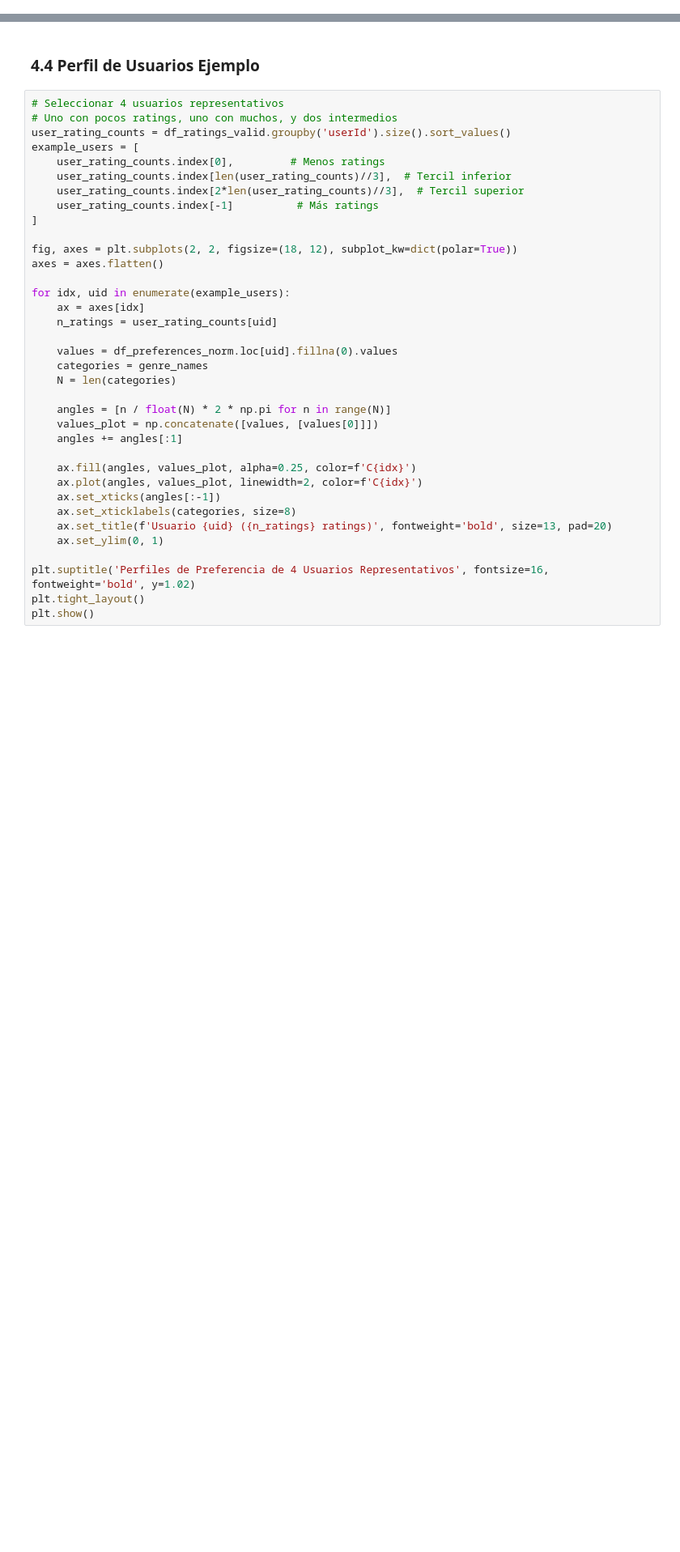
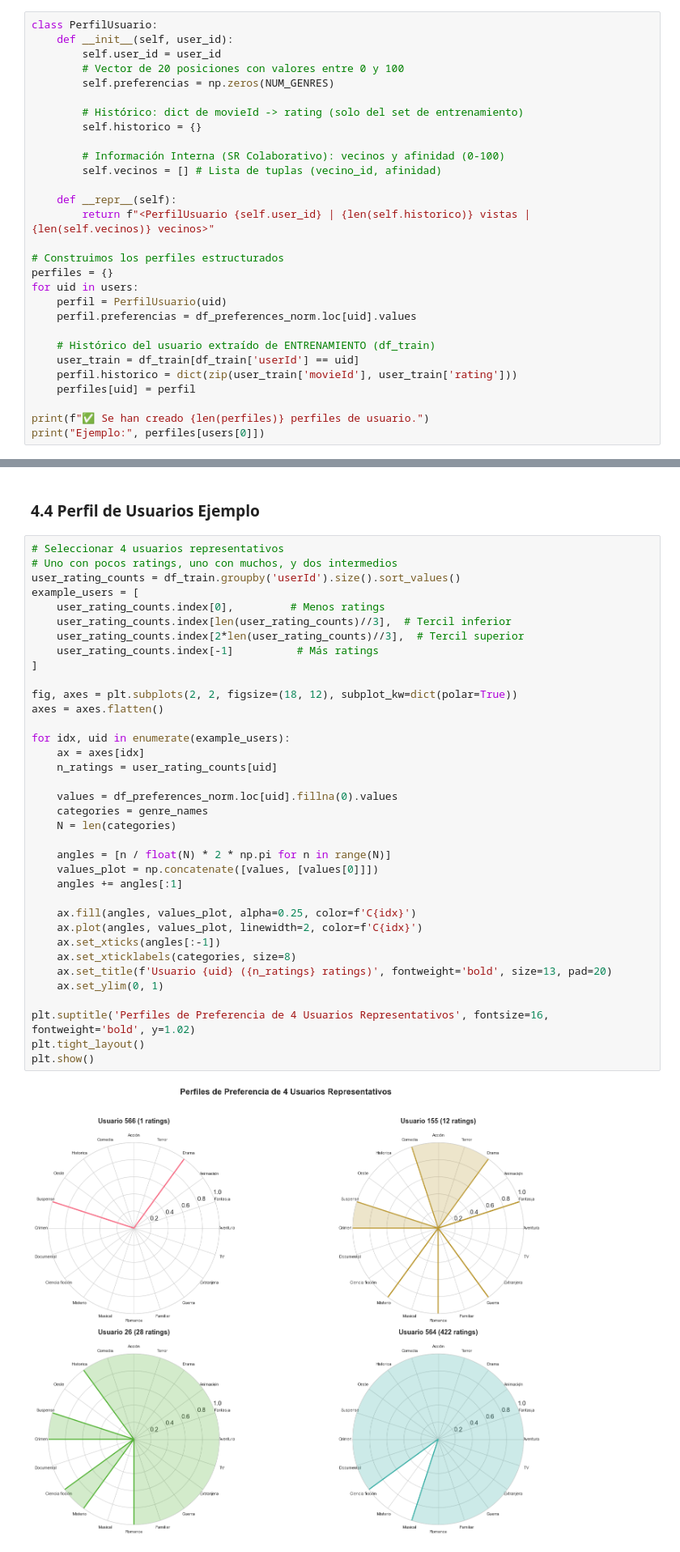
Before and after one commit to Jordieee/Trabajo_Recomendadores, a Jupyter notebook: trabajo2_datos_base.ipynb, the cells around one changed output, grey strips where cells are left out. Shown at 81% size. Cells and saved outputs as stored; diff of their text form; blank space fills up the shorter version.

```diff
--- a/trabajo2_datos_base.ipynb
+++ b/trabajo2_datos_base.ipynb
@@ -282,0 +413,29 @@ df_preferences_norm.head(10).round(3)
+# %%
+class PerfilUsuario:
+    def __init__(self, user_id):
+        self.user_id = user_id
+        # Vector de 20 posiciones con valores entre 0 y 100
+        self.preferencias = np.zeros(NUM_GENRES)
+
+        # Histórico: dict de movieId -> rating (solo del set de entrenamiento)
+        self.historico = {}
+
+        # Información Interna (SR Colaborativo): vecinos y afinidad (0-100)
+        self.vecinos = [] # Lista de tuplas (vecino_id, afinidad)
+
+    def __repr__(self):
+        return f"<PerfilUsuario {self.user_id} | {len(self.historico)} vistas | {len(self.vecinos)} vecinos>"
+
+# Construimos los perfiles estructurados
+perfiles = {}
+for uid in users:
+    perfil = PerfilUsuario(uid)
+    perfil.preferencias = df_preferences_norm.loc[uid].values
+
+    # Histórico del usuario extraído de ENTRENAMIENTO (df_train)
+    user_train = df_train[df_train['userId'] == uid]
+    perfil.historico = dict(zip(user_train['movieId'], user_train['rating']))
+    perfiles[uid] = perfil
+
+print(f"✅ Se han creado {len(perfiles)} perfiles de usuario.")
+print("Ejemplo:", perfiles[users[0]])
@@ -376,39 +553,41 @@ plt.show()
 # %%
 # Seleccionar 4 usuarios representativos
 # Uno con pocos ratings, uno con muchos, y dos intermedios
-user_rating_counts = df_ratings_valid.groupby('userId').size().sort_values()
+user_rating_counts = df_train.groupby('userId').size().sort_values()
 example_users = [
     user_rating_counts.index[0],         # Menos ratings
     user_rating_counts.index[len(user_rating_counts)//3],  # Tercil inferior
     user_rating_counts.index[2*len(user_rating_counts)//3],  # Tercil superior
     user_rating_counts.index[-1]          # Más ratings
 ]
 
 fig, axes = plt.subplots(2, 2, figsize=(18, 12), subplot_kw=dict(polar=True))
 axes = axes.flatten()
 
 for idx, uid in enumerate(example_users):
     ax = axes[idx]
     n_ratings = user_rating_counts[uid]
 
     values = df_preferences_norm.loc[uid].fillna(0).values
     categories = genre_names
     N = len(categories)
 
     angles = [n / float(N) * 2 * np.pi for n in range(N)]
     values_plot = np.concatenate([values, [values[0]]])
     angles += angles[:1]
 
     ax.fill(angles, values_plot, alpha=0.25, color=f'C{idx}')
     ax.plot(angles, values_plot, linewidth=2, color=f'C{idx}')
     ax.set_xticks(angles[:-1])
     ax.set_xticklabels(categories, size=8)
     ax.set_title(f'Usuario {uid} ({n_ratings} ratings)', fontweight='bold', size=13, pad=20)
     ax.set_ylim(0, 1)
 
 plt.suptitle('Perfiles de Preferencia de 4 Usuarios Representativos', fontsize=16, fontweight='bold', y=1.02)
 plt.tight_layout()
 plt.show()
+# %% [output]
+[figure, added]
 # %% [markdown]
 ### 4.5 Correlación entre Géneros
 # %%
```
Also changed, not shown: parts of 27 cells of this notebook, 4 other files.
